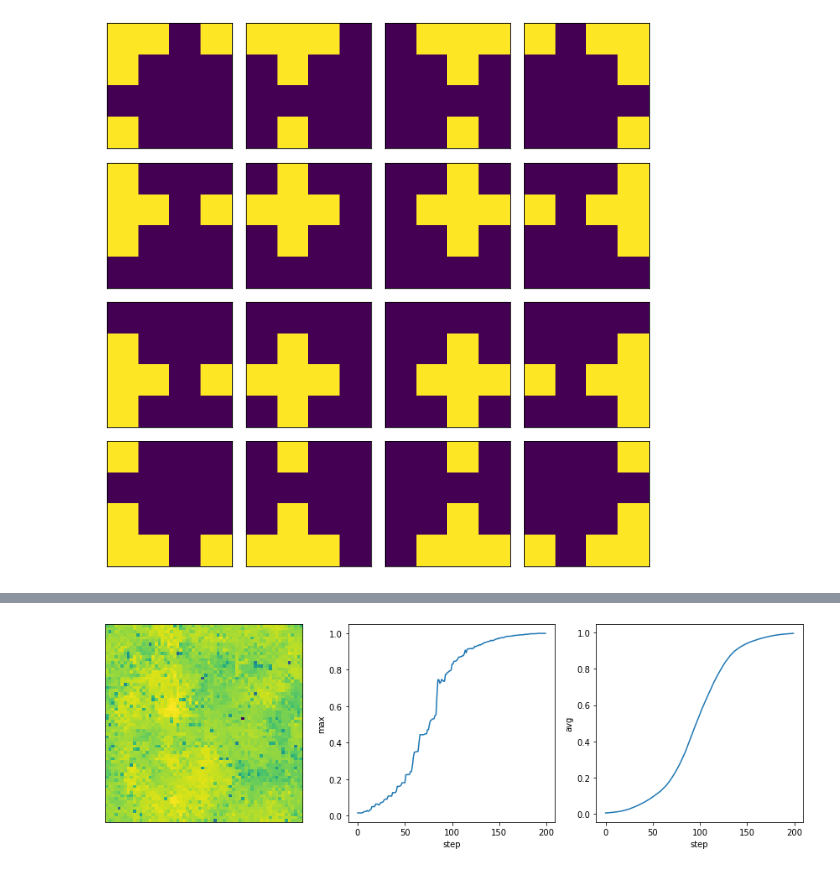
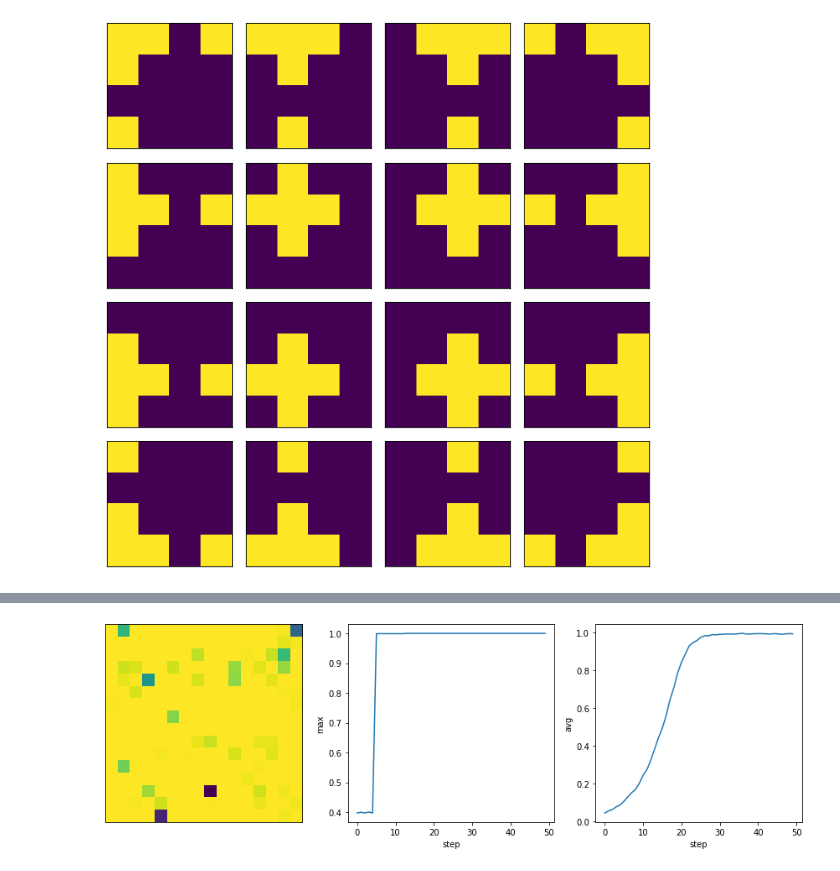
Before and after one commit to EvanLavender13/cea, a Jupyter notebook: test.ipynb, the cells around one changed output, grey strips where cells are left out. Saved outputs shown, nothing was run; the diff lists cells and outputs as text; code cells hidden in the pictures.

```diff
--- a/test.ipynb
+++ b/test.ipynb
@@ -2,19 +2,23 @@
 import matplotlib.pyplot as plt
 import numpy as np
 
-DIMS = (64, 64)
-NF = 10 # number of features / parameters
+from PIL import Image
+
+COLOR = plt.cm.hot
+
+DIMS = (16, 16)
+NF = 2 # number of features / parameters
 # %%
-from functions import rastrigin
+from functions import ackley, easom, himmelblau, holder_table, rastrigin
 
-image = np.zeros(DIMS, dtype=float)
+function_plot = np.zeros((512, 512), dtype=float)
 
 x = np.zeros(2)
 
-i_space = np.linspace(-5.12, 5.12, DIMS[0])
-j_space = np.linspace(-5.12, 5.12, DIMS[1])
+i_space = np.linspace(-5.12, 5.12, 512)
+j_space = np.linspace(-5.12, 5.12, 512)
 
 for i, xi in enumerate(i_space):
     for j, xj in enumerate(j_space):
         x[0], x[1] = xi, xj
-        image[i][j] = rastrigin(x)
+        function_plot[i][j] = rastrigin(x)
@@ -58,7 +64,9 @@ fig.tight_layout()
 # %% [output]
 [figure]
 # %%
-pop = sample_uniform(-5.12, 5.12, DIMS + (NF,))
+pop = sample_uniform(-5.00, 5.00, DIMS + (NF,))
 fit = evaluate(pop)
-plot_fitness(fit)
+fit_plot = fit / np.max(fit)
+# fit_plot = np.uint8(COLOR(fit_plot) * 255)
+plot_fitness(fit_plot)
 # %% [output]
@@ -76,7 +84,7 @@ from operators import select_linear, select_roulette
 # x_range = range(1)
 # y_range = range(1)
 
-n_steps = 200
+n_steps = 50
 x_range = range(DIMS[0])
 y_range = range(DIMS[1])
 
@@ -103,7 +111,7 @@ for step in range(n_steps):
             # a = select_roulette(nhood, nhood_fit)
             c = recomb_singlepoint(nhood[a], nhood[b])
             p = np.random.random()
-            if p < pb_mutate: c = np.clip(mutate_gaussian(c, sigma=0.001), -5.12, 5.12)
+            if p < pb_mutate: c = np.clip(mutate_gaussian(c, sigma=0.01), -5.12, 5.12)
             pop_new[x][y] = c
 
     pop[:] = pop_new
@@ -139,16 +132,18 @@ step (200) - 0.6260s elapsed
 # %%
 step_range = range(n_steps)
 fig, ax = plt.subplots(1, 3, figsize=(12, 4))
 ax[0].set_yticks([])
 ax[0].set_xticks([])
-ax[0].imshow(fit)
+fit_plot = fit / np.max(fit)
+# fit_plot = np.uint8(COLOR(fit_plot) * 255)
+ax[0].imshow(fit_plot)
 ax[1].set_xlabel("step")
 ax[1].set_ylabel("max")
 ax[1].plot(step_range, metrics["max"])
 ax[2].set_xlabel("step")
 ax[2].set_ylabel("avg")
 ax[2].plot(step_range, metrics["avg"])
 fig.tight_layout()
 # %% [output]
-[figure, old version]
+[figure, new version]
 # %%
```
Also changed, not shown: parts of 5 cells of this notebook, 5 other files.
